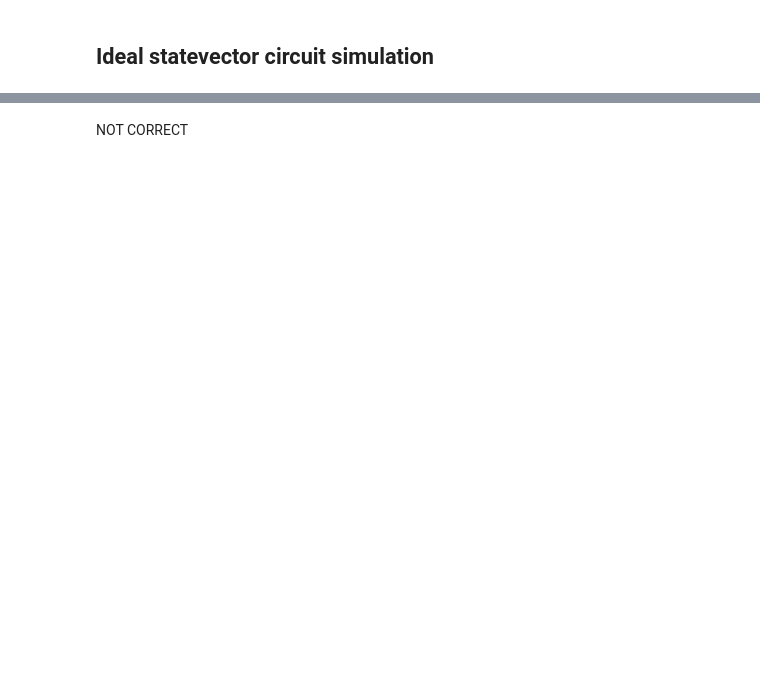
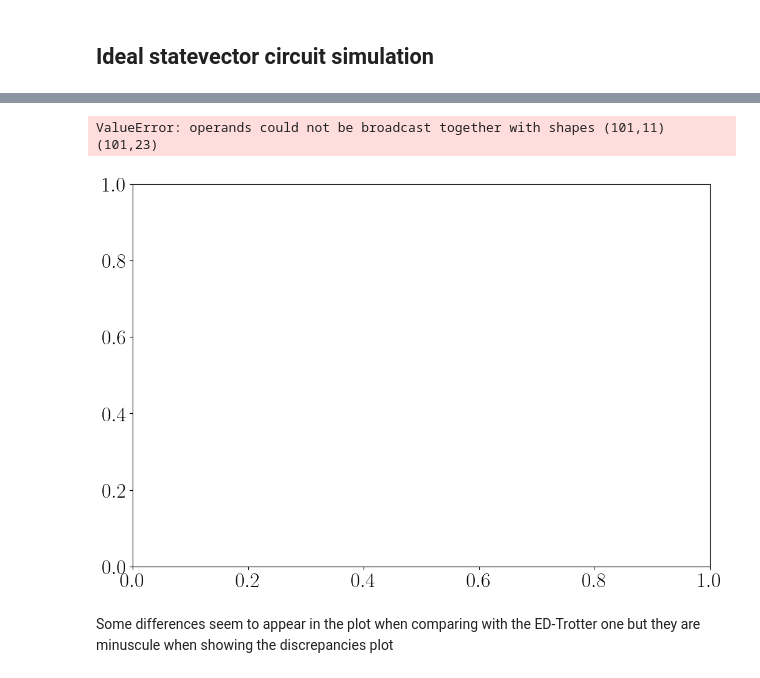
Before and after one commit to Fradm98/qs-qh, a Jupyter notebook: src/notebooks/Z2/z2chain_hardware.ipynb, the cells around one changed output, grey strips where cells are left out. Drawn from its saved outputs; the diff is of its cells as text; code cells hidden in the pictures; blank space fills up the shorter version.

```diff
--- a/src/notebooks/Z2/z2chain_hardware.ipynb
+++ b/src/notebooks/Z2/z2chain_hardware.ipynb
@@ -51,2 +47,26 @@ x_t_plot_jobs(jobs)
-# %% [markdown]
-NOT CORRECT
+# %%
+L = 6
+J = 1
+h = 0.05
+lamb = 0.5
+
+particle_pair_left_position = 2
+
+final_time = 10
+steps = 100
+
+results_filepath = f"Results/z2ppairquench_L_{L}_J_{J:.04f}_h_{h:.04f}_lamb_{lamb:.04f}.txt"
+overwrite = False
+
+import z2chain.exact as z2ced
+
+trotter_exact_occupation_site_gauge_matrix = z2ced.particle_pair_quench_simulation(L, J, h, lamb, particle_pair_left_position, final_time, steps, results_filepath, overwrite=overwrite)
+# %%
+from z2chain.plotting import discrepancies_plot_jobs
+
+discrepancies_plot_jobs(trotter_exact_occupation_site_gauge_matrix, jobs)
+# %% [output]
+ValueError: operands could not be broadcast together with shapes (101,11) (101,23)
+[figure, added]
+# %% [markdown]
+Some differences seem to appear in the plot when comparing with the ED-Trotter one but they are minuscule when showing the discrepancies plot
```
Also changed, not shown: parts of 5 cells of this notebook.
